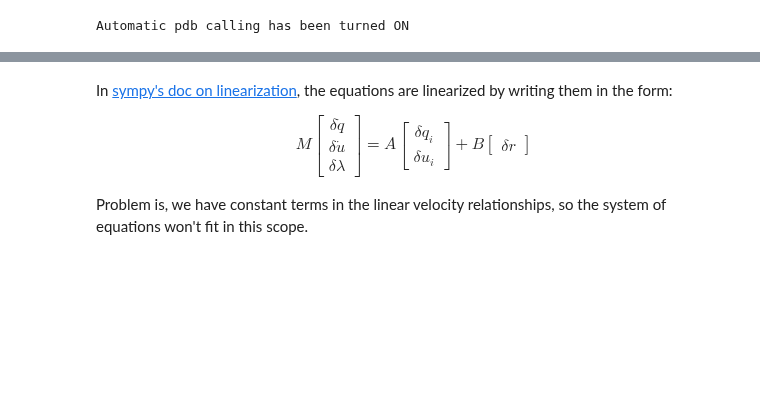
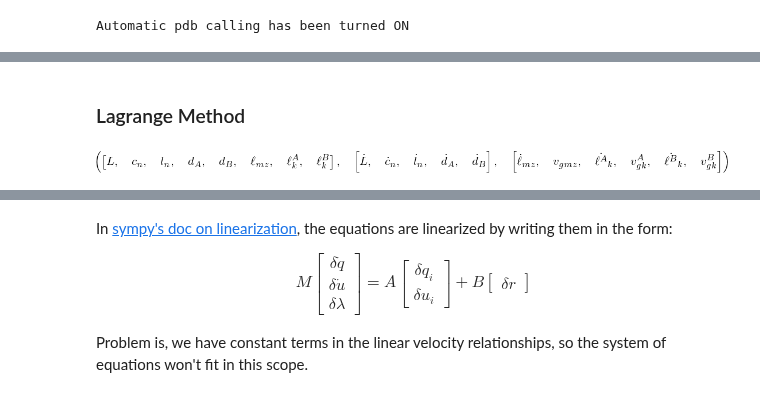
Before and after one commit to glyg/notebooks, a Jupyter notebook: kt_sim/sympy_dumb_spindle.ipynb, the cells around one changed output, grey strips where cells are left out. Cells and saved outputs as stored; diff of their text form; code cells hidden in the pictures; blank space fills up the shorter version.

```diff
--- a/kt_sim/sympy_dumb_spindle.ipynb
+++ b/kt_sim/sympy_dumb_spindle.ipynb
@@ -518,0 +483,6 @@ linearizer = l_method.to_linearizer(q_ind=q_ind,
+# %% [markdown]
+### Lagrange Method
+# %%
+spindle.qs, spindle.forcebalance['qd_ind'], spindle.forcebalance['qd_dep']
+# %% [output]
+[figure, added]
```
Also changed, not shown: parts of 14 cells of this notebook.
